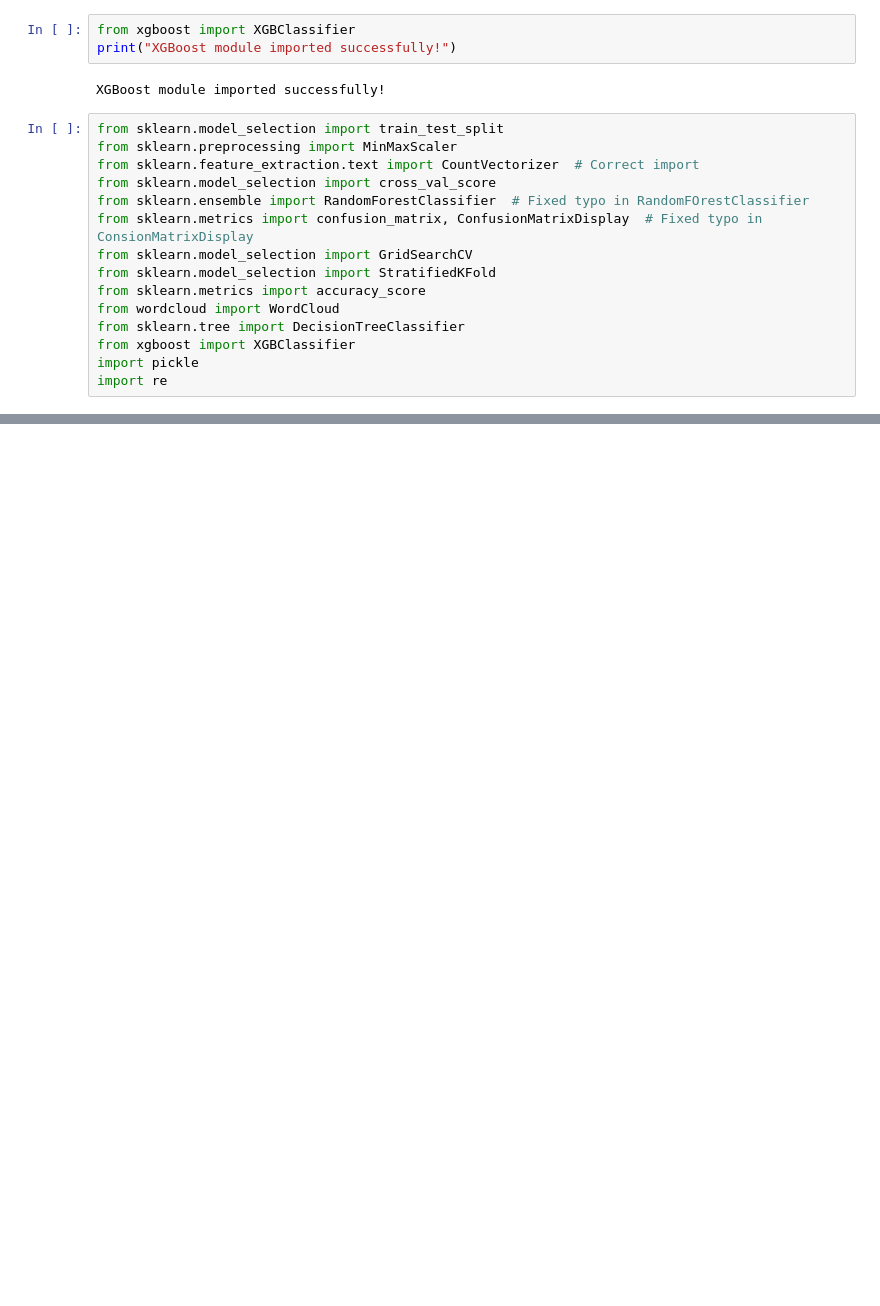
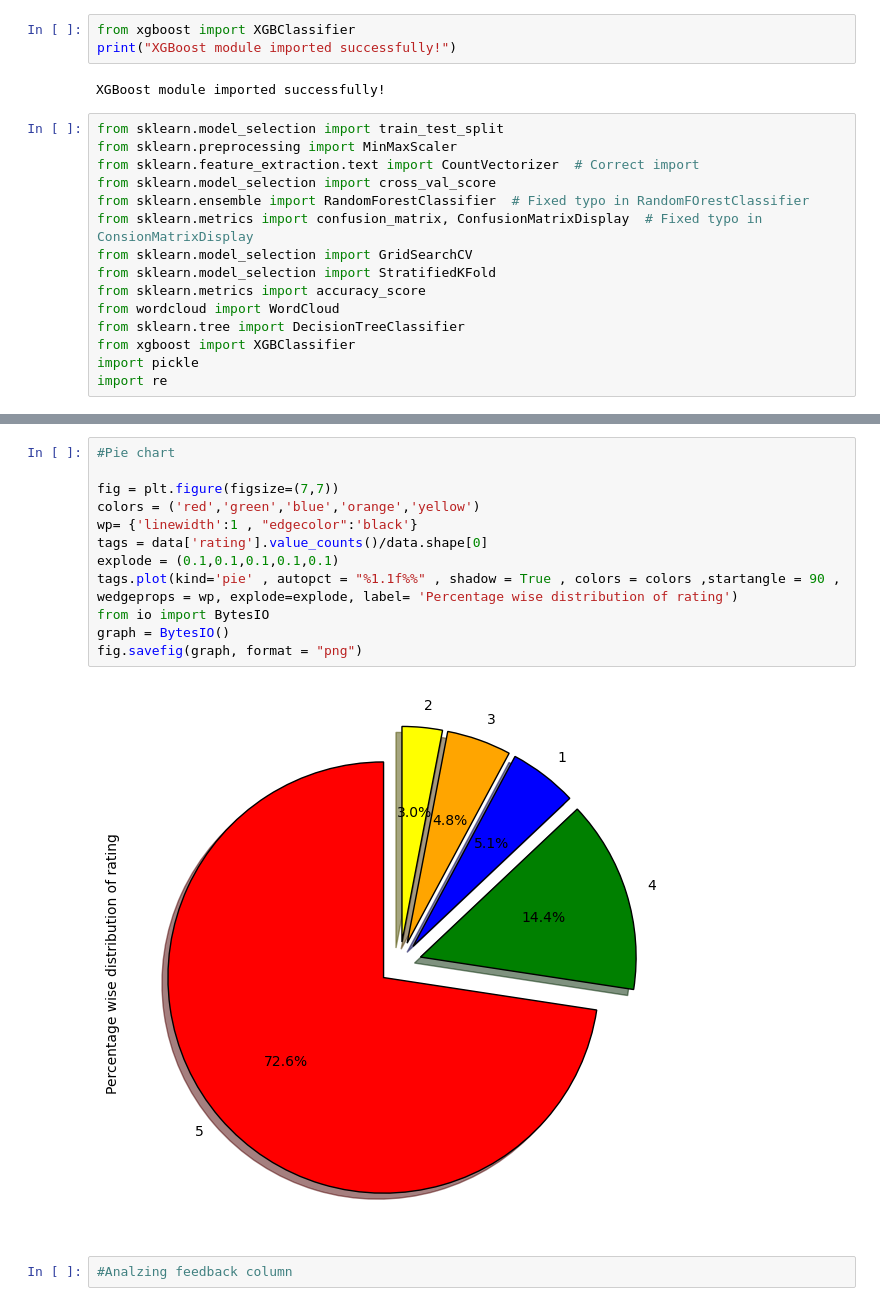
Before and after one commit to ss5613/Sentiment-Analysis, a Jupyter notebook: Sentiment_Analysis.ipynb, the cells around one changed output, grey strips where cells are left out. Saved outputs shown, nothing was run; the diff lists cells and outputs as text; blank space fills up the shorter version.

```diff
--- a/Sentiment_Analysis.ipynb
+++ b/Sentiment_Analysis.ipynb
@@ -89,0 +194,16 @@ import re
+# %%
+#Pie chart
+
+fig = plt.figure(figsize=(7,7))
+colors = ('red','green','blue','orange','yellow')
+wp= {'linewidth':1 , "edgecolor":'black'}
+tags = data['rating'].value_counts()/data.shape[0]
+explode = (0.1,0.1,0.1,0.1,0.1)
+tags.plot(kind='pie' , autopct = "%1.1f%%" , shadow = True , colors = colors ,startangle = 90 , wedgeprops = wp, explode=explode, label= 'Percentage wise distribution of rating')
+from io import BytesIO
+graph = BytesIO()
+fig.savefig(graph, format = "png")
+# %% [output]
+[figure, added]
+# %%
+#Analzing feedback column
```
Also changed, not shown: parts of 20 cells of this notebook.
